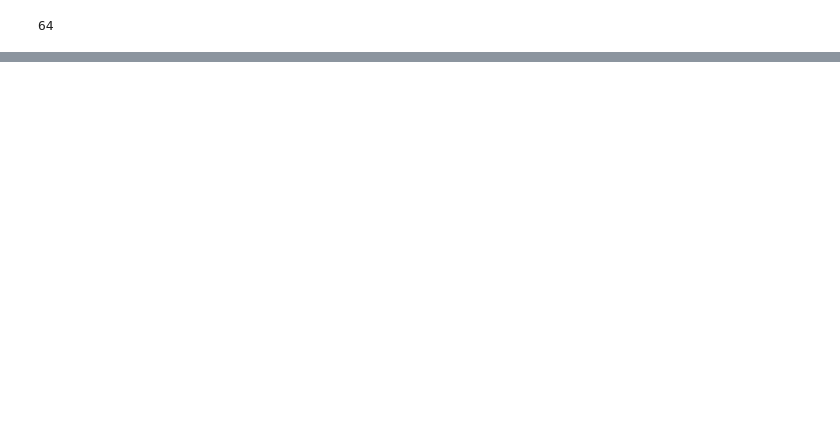
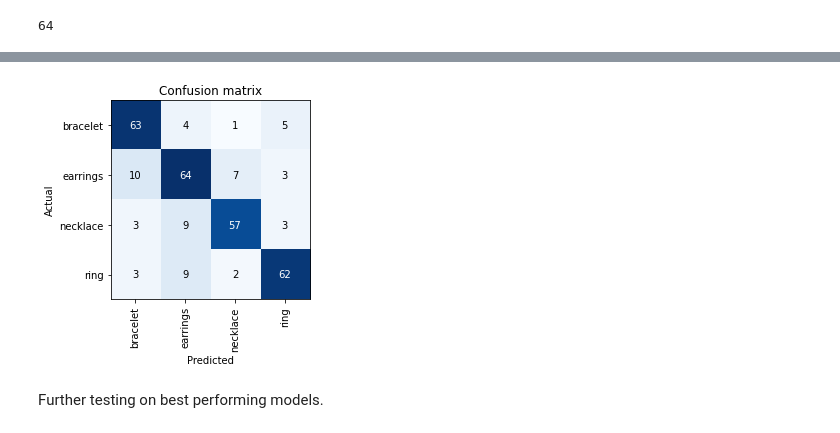
Before and after one commit to kangand/1000ml, a Jupyter notebook: Assignment_7/Draft_Model.ipynb, the cells around one changed output, grey strips where cells are left out. Drawn from its saved outputs; the diff is of its cells as text; code cells hidden in the pictures; blank space fills up the shorter version.

```diff
--- a/Assignment_7/Draft_Model.ipynb
+++ b/Assignment_7/Draft_Model.ipynb
@@ -349,0 +140,6 @@ VGG16 is the better CNN.
+# %%
+%%time
+
+learn5 = create_cnn(data, alexnet, metrics=accuracy)
+
+learn5.fit_one_cycle(4)
@@ -349,0 +155,4 @@ VGG16 is the better CNN.
+# %%
+interp5 = ClassificationInterpretation.from_learner(learn5)
+interp5.plot_confusion_matrix()
+# %% [output]
@@ -349,0 +160,3 @@ VGG16 is the better CNN.
+[figure, added]
+# %% [markdown]
+Further testing on best performing models.
```
Also changed, not shown: parts of 35 cells of this notebook.
